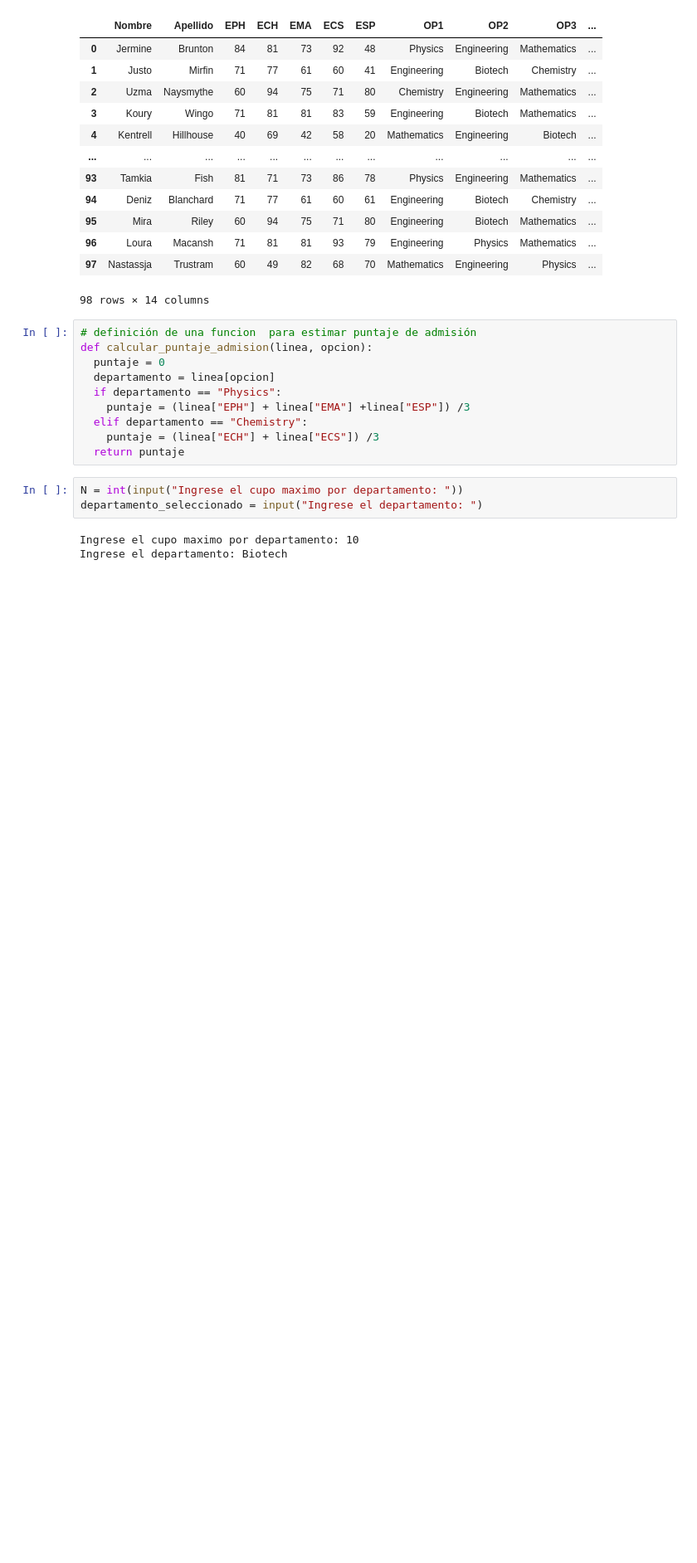
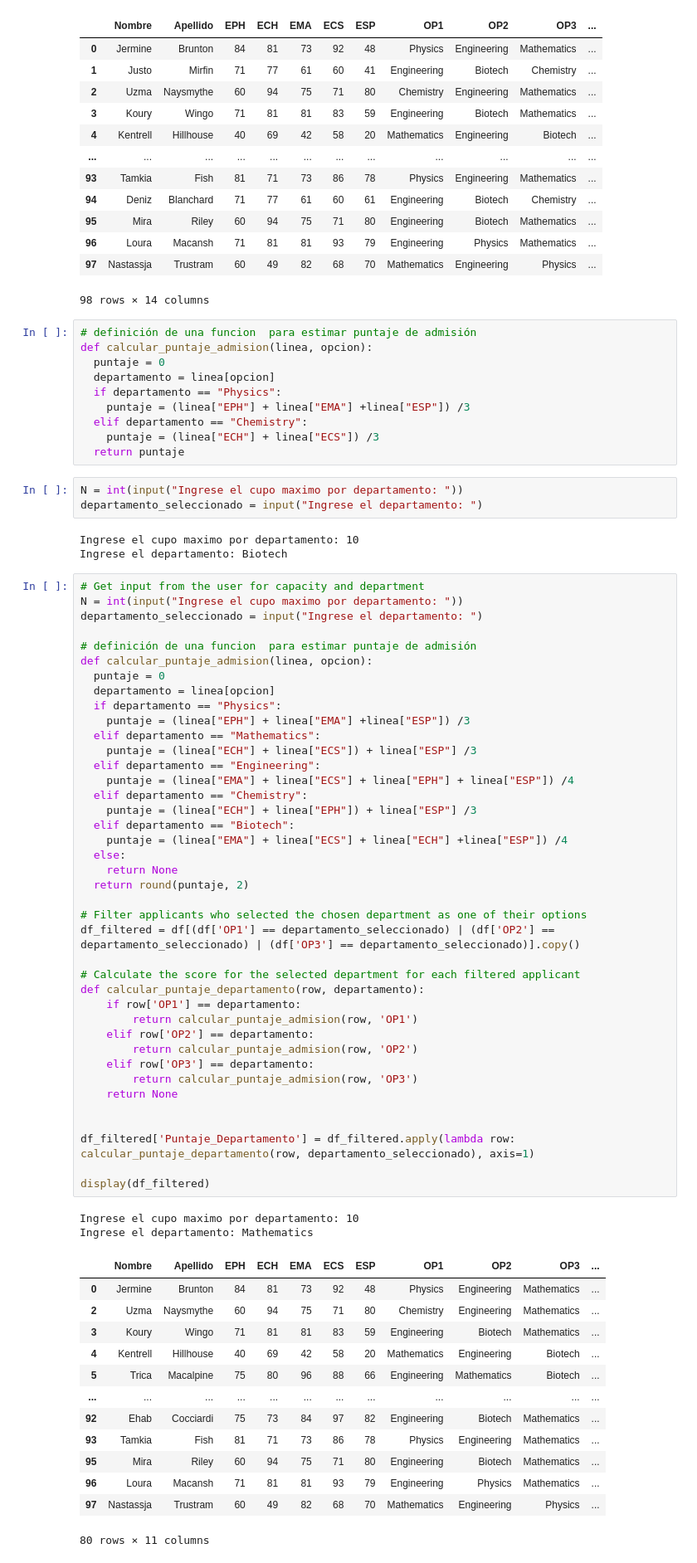
Before and after one commit to anacvelarde-blip/CursoPhytonProinnova, a Jupyter notebook: Proyecto_3_Admitidos.ipynb, the cells around one changed output. Shown at 83% size. Cells and saved outputs as stored; diff of their text form; blank space fills up the shorter version.

```diff
--- a/Proyecto_3_Admitidos.ipynb
+++ b/Proyecto_3_Admitidos.ipynb
@@ -123,3 +128,59 @@ departamento_seleccionado = input("Ingrese el departamento: ")
 # %% [output]
 Ingrese el cupo maximo por departamento: 10
 Ingrese el departamento: Biotech
+# %%
+# Get input from the user for capacity and department
+N = int(input("Ingrese el cupo maximo por departamento: "))
+departamento_seleccionado = input("Ingrese el departamento: ")
+
+# definición de una funcion  para estimar puntaje de admisión
+def calcular_puntaje_admision(linea, opcion):
+  puntaje = 0
+  departamento = linea[opcion]
+  if departamento == "Physics":
+    puntaje = (linea["EPH"] + linea["EMA"] +linea["ESP"]) /3
+  elif departamento == "Mathematics":
+    puntaje = (linea["ECH"] + linea["ECS"]) + linea["ESP"] /3
+  elif departamento == "Engineering":
+    puntaje = (linea["EMA"] + linea["ECS"] + linea["EPH"] + linea["ESP"]) /4
+  elif departamento == "Chemistry":
+    puntaje = (linea["ECH"] + linea["EPH"]) + linea["ESP"] /3
+  elif departamento == "Biotech":
+    puntaje = (linea["EMA"] + linea["ECS"] + linea["ECH"] +linea["ESP"]) /4
+  else:
+    return None
+  return round(puntaje, 2)
+
+# Filter applicants who selected the chosen department as one of their options
+df_filtered = df[(df['OP1'] == departamento_seleccionado) | (df['OP2'] == departamento_seleccionado) | (df['OP3'] == departamento_seleccionado)].copy()
+
+# Calculate the score for the selected department for each filtered applicant
+def calcular_puntaje_departamento(row, departamento):
+    if row['OP1'] == departamento:
+        return calcular_puntaje_admision(row, 'OP1')
+    elif row['OP2'] == departamento:
+        return calcular_puntaje_admision(row, 'OP2')
+    elif row['OP3'] == departamento:
+        return calcular_puntaje_admision(row, 'OP3')
+    return None
+
+
+df_filtered['Puntaje_Departamento'] = df_filtered.apply(lambda row: calcular_puntaje_departamento(row, departamento_seleccionado), axis=1)
+
+display(df_filtered)
+# %% [output]
+Ingrese el cupo maximo por departamento: 10
+Ingrese el departamento: Mathematics
+|  | Nombre | Apellido | EPH | ECH | EMA | ECS | ESP | OP1 | OP2 | OP3 | ... |
+| 0 | Jermine | Brunton | 84 | 81 | 73 | 92 | 48 | Physics | Engineering | Mathematics | ... |
+| 2 | Uzma | Naysmythe | 60 | 94 | 75 | 71 | 80 | Chemistry | Engineering | Mathematics | ... |
+| 3 | Koury | Wingo | 71 | 81 | 81 | 83 | 59 | Engineering | Biotech | Mathematics | ... |
+| 4 | Kentrell | Hillhouse | 40 | 69 | 42 | 58 | 20 | Mathematics | Engineering | Biotech | ... |
+| 5 | Trica | Macalpine | 75 | 80 | 96 | 88 | 66 | Engineering | Mathematics | Biotech | ... |
+| ... | ... | ... | ... | ... | ... | ... | ... | ... | ... | ... | ... |
+| 92 | Ehab | Cocciardi | 75 | 73 | 84 | 97 | 82 | Engineering | Biotech | Mathematics | ... |
+| 93 | Tamkia | Fish | 81 | 71 | 73 | 86 | 78 | Physics | Engineering | Mathematics | ... |
+| 95 | Mira | Riley | 60 | 94 | 75 | 71 | 80 | Engineering | Biotech | Mathematics | ... |
+| 96 | Loura | Macansh | 71 | 81 | 81 | 93 | 79 | Engineering | Physics | Mathematics | ... |
+| 97 | Nastassja | Trustram | 60 | 49 | 82 | 68 | 70 | Mathematics | Engineering | Physics | ... |
+80 rows × 11 columns
```
Also changed, not shown: parts of 2 cells of this notebook.
